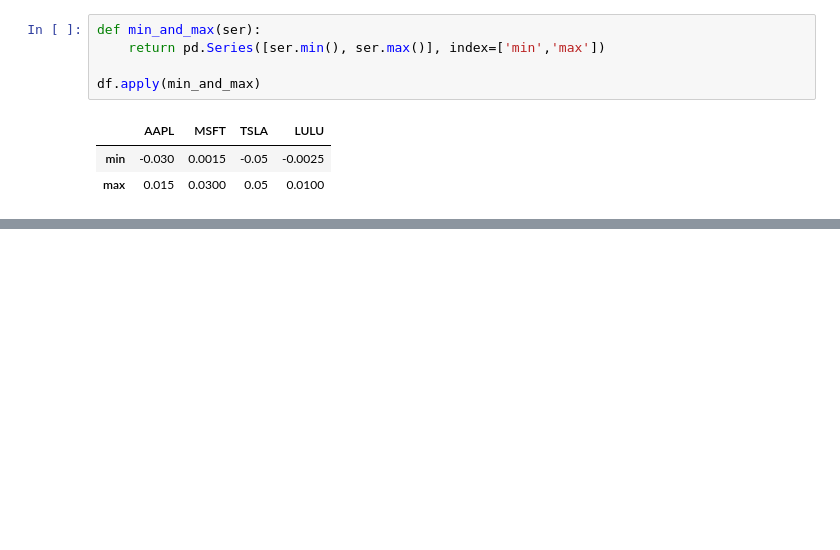
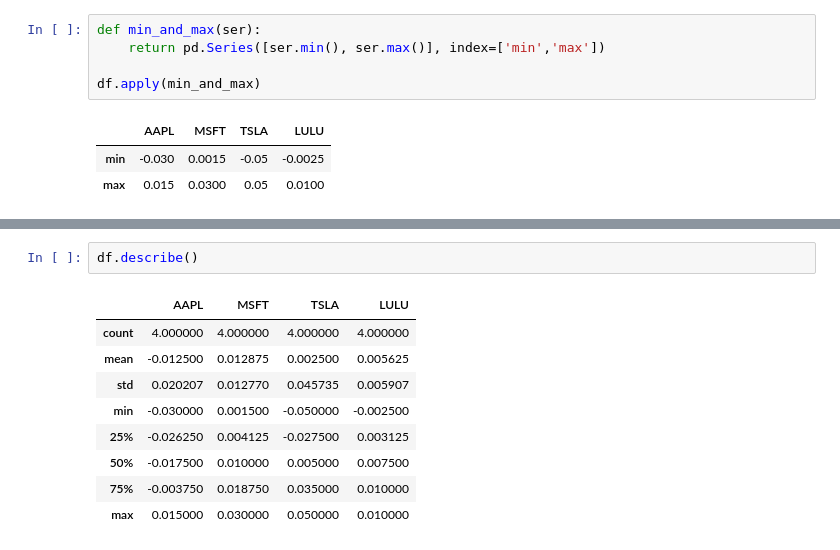
Before and after one commit to neogeoss/WallStreetQuant_Coding, a Jupyter notebook: dataframe_data_analysis.ipynb, the cells around one changed output, grey strips where cells are left out. Cells and saved outputs as stored; diff of their text form; blank space fills up the shorter version.

```diff
--- a/dataframe_data_analysis.ipynb
+++ b/dataframe_data_analysis.ipynb
@@ -100,0 +157,12 @@ df.apply(min_and_max)
+# %%
+df.describe()
+# %% [output]
+|  | AAPL | MSFT | TSLA | LULU |
+| count | 4.000000 | 4.000000 | 4.000000 | 4.000000 |
+| mean | -0.012500 | 0.012875 | 0.002500 | 0.005625 |
+| std | 0.020207 | 0.012770 | 0.045735 | 0.005907 |
+| min | -0.030000 | 0.001500 | -0.050000 | -0.002500 |
+| 25% | -0.026250 | 0.004125 | -0.027500 | 0.003125 |
+| 50% | -0.017500 | 0.010000 | 0.005000 | 0.007500 |
+| 75% | -0.003750 | 0.018750 | 0.035000 | 0.010000 |
+| max | 0.015000 | 0.030000 | 0.050000 | 0.010000 |
```
Also changed, not shown: parts of 23 cells of this notebook.
